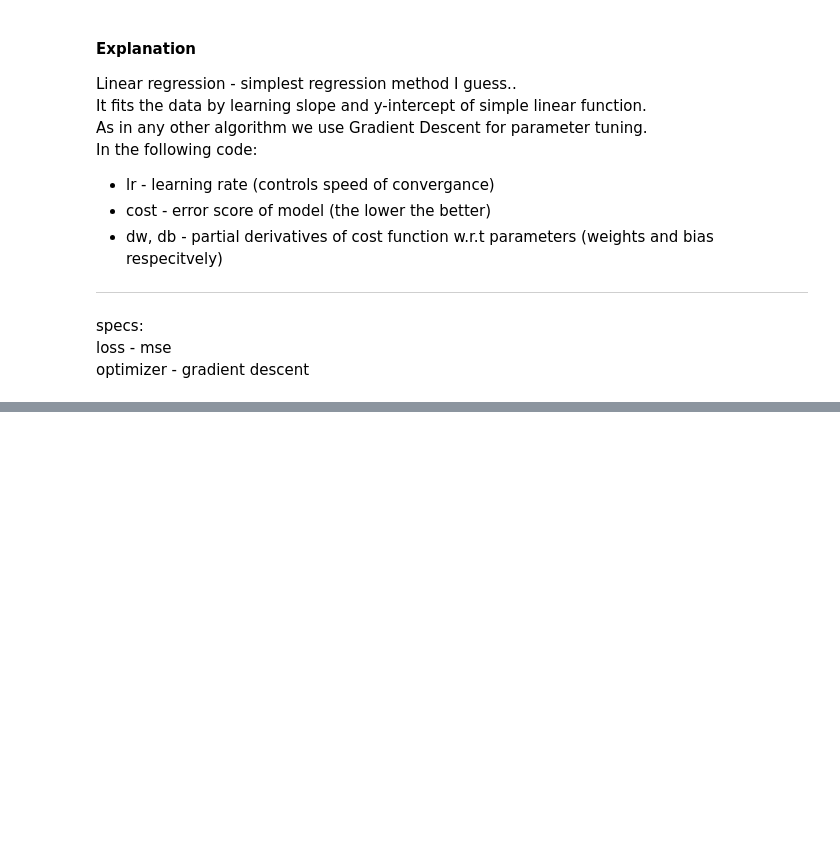
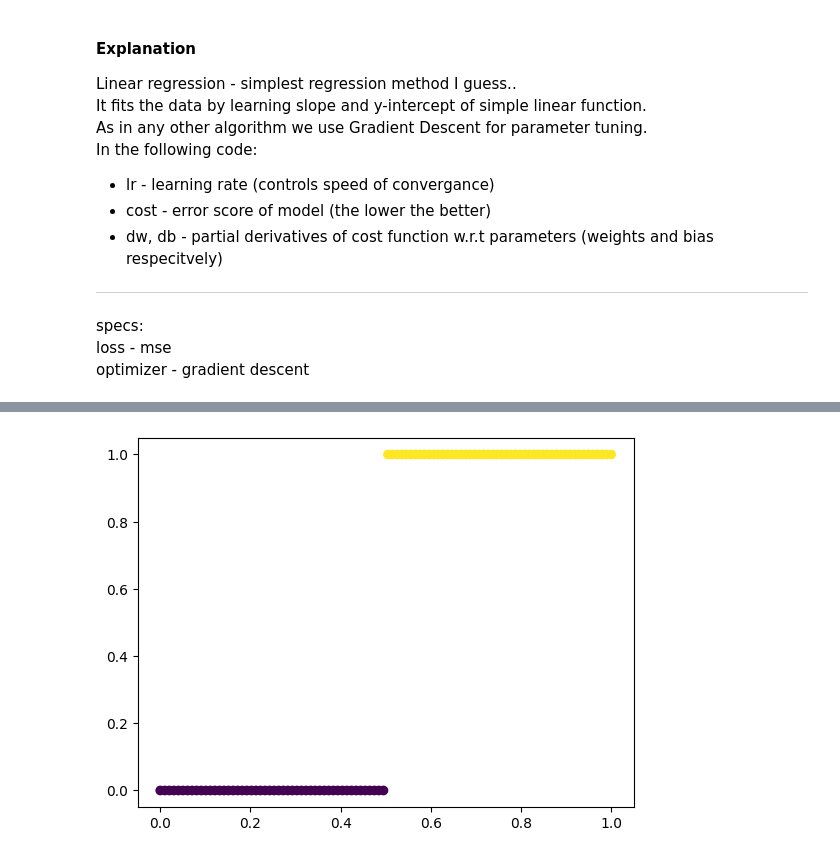
Before and after one commit to Cheslaff/KurwAI-archive, a Jupyter notebook: Guides/MachineLearning.ipynb, the cells around one changed output, grey strips where cells are left out. Cells and saved outputs as stored; diff of their text form; code cells hidden in the pictures; blank space fills up the shorter version.

```diff
--- a/Guides/MachineLearning.ipynb
+++ b/Guides/MachineLearning.ipynb
@@ -92,0 +152,4 @@ plt.plot(xp, yp, c="red");
+# %%
+plt.scatter(xs, ys, c=ys);
+# %% [output]
+[figure, added]
```
Also changed, not shown: parts of 10 cells of this notebook.
